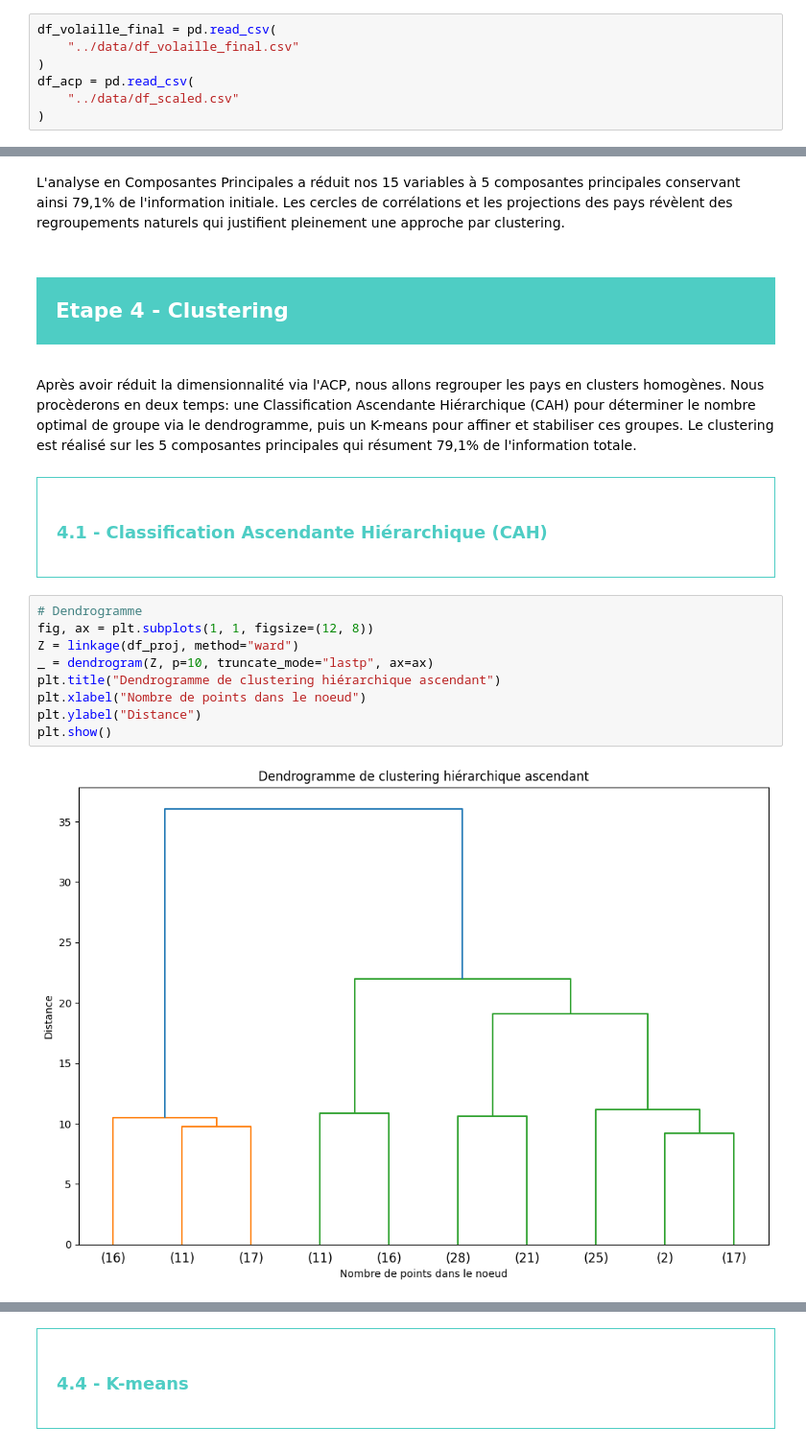
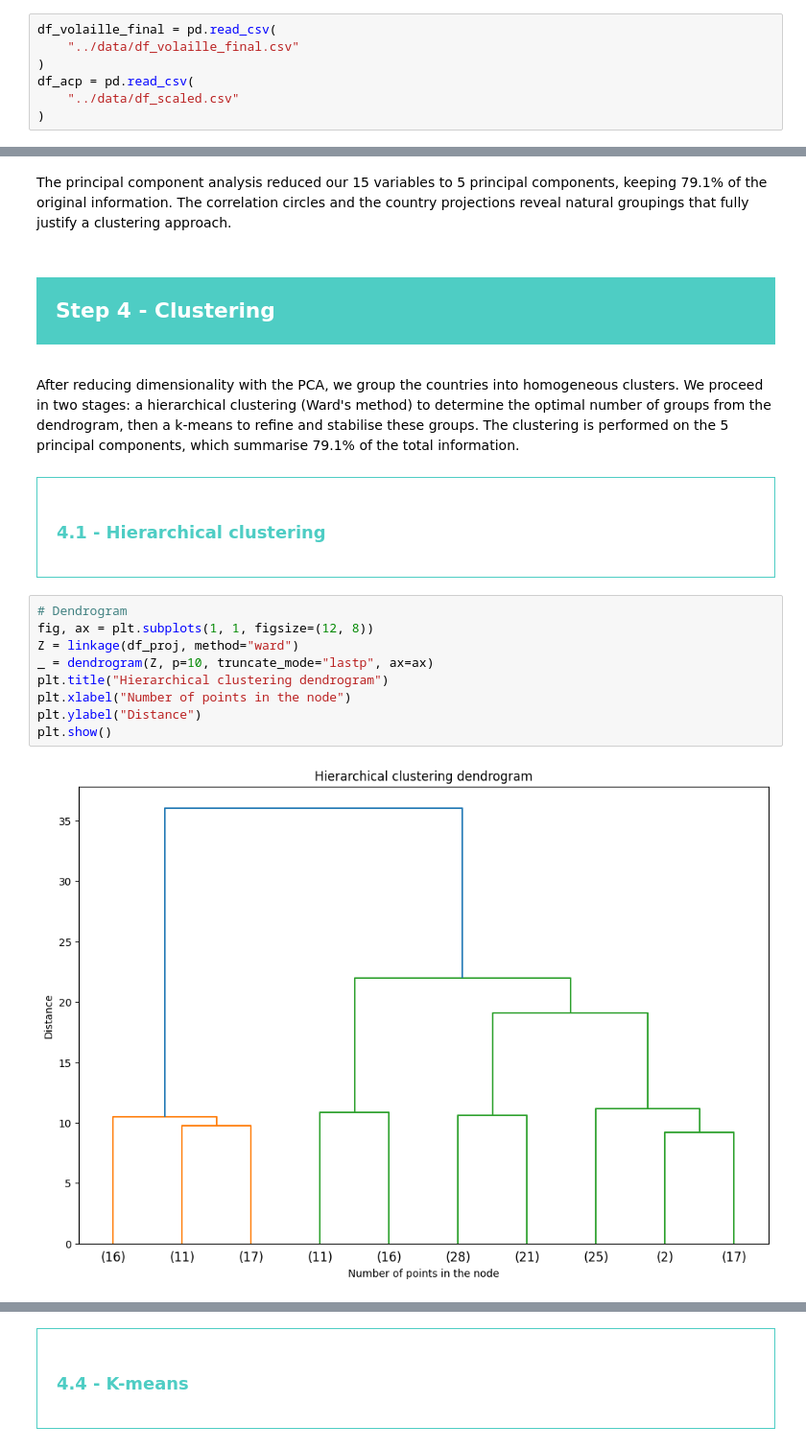
Before and after one commit to axeldrtdata/poultry-export-markets, a Jupyter notebook: notebooks/02-pca-and-clustering.ipynb, the cells around one changed output, grey strips where cells are left out. Shown at 96% size. Cells and saved outputs as stored; diff of their text form.

```diff
--- a/notebooks/02-pca-and-clustering.ipynb
+++ b/notebooks/02-pca-and-clustering.ipynb
@@ -406,24 +406,24 @@ Le second plan factoriel F3-F4 capture des informations plus spécifiques et nua
 # %% [markdown]
-L'analyse en Composantes Principales a réduit nos 15 variables à 5 composantes principales conservant ainsi 79,1% de l'information initiale. Les cercles de corrélations et les projections des pays révèlent des regroupements naturels qui justifient pleinement une approche par clustering.
+The principal component analysis reduced our 15 variables to 5 principal components, keeping 79.1% of the original information. The correlation circles and the country projections reveal natural groupings that fully justify a clustering approach.
 # %% [markdown]
 <div style="background-color: #4ECDC4;" >
-<h2 style="margin: auto; padding: 20px; color: white; ">Etape 4 - Clustering</h2>
+<h2 style="margin: auto; padding: 20px; color: white; ">Step 4 - Clustering</h2>
 </div>
 # %% [markdown]
-Après avoir réduit la dimensionnalité via l'ACP, nous allons regrouper les pays en clusters homogènes. Nous procèderons en deux temps: une Classification Ascendante Hiérarchique (CAH) pour déterminer le nombre optimal de groupe via le dendrogramme, puis un K-means pour affiner et stabiliser ces groupes. Le clustering est réalisé sur les 5 composantes principales qui résument 79,1% de l'information totale.
+After reducing dimensionality with the PCA, we group the countries into homogeneous clusters. We proceed in two stages: a hierarchical clustering (Ward's method) to determine the optimal number of groups from the dendrogram, then a k-means to refine and stabilise these groups. The clustering is performed on the 5 principal components, which summarise 79.1% of the total information.
 # %% [markdown]
 <div style="border: 1px solid #4ECDC4;" >
-<h3 style="margin: auto; padding: 20px; color: #4ECDC4; ">4.1 - Classification Ascendante Hiérarchique (CAH)</h3>
+<h3 style="margin: auto; padding: 20px; color: #4ECDC4; ">4.1 - Hierarchical clustering</h3>
 </div>
 # %%
-# Dendrogramme
+# Dendrogram
 fig, ax = plt.subplots(1, 1, figsize=(12, 8))
 Z = linkage(df_proj, method="ward")
 _ = dendrogram(Z, p=10, truncate_mode="lastp", ax=ax)
-plt.title("Dendrogramme de clustering hiérarchique ascendant")
-plt.xlabel("Nombre de points dans le noeud")
+plt.title("Hierarchical clustering dendrogram")
+plt.xlabel("Number of points in the node")
 plt.ylabel("Distance")
 plt.show()
 # %% [output]
-[figure, old version]
+[figure, new version]
 # %% [markdown]
```
Also changed, not shown: parts of 64 cells of this notebook, 1 other file.
